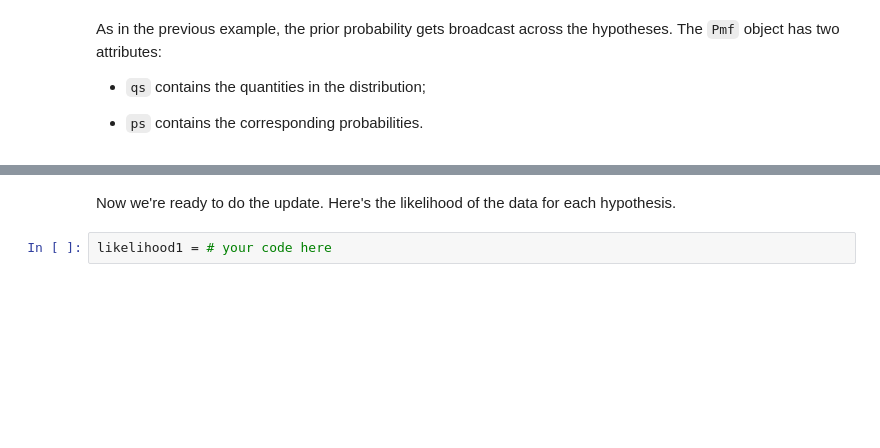
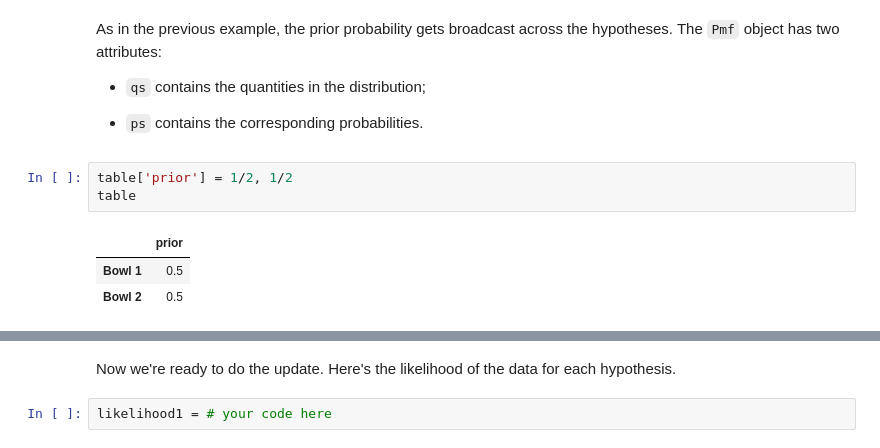
Before and after one commit to rogeranyor/BayesianInferenceUB25, a Jupyter notebook: notebooks/Session 2 - 02 Intro to Distributions.ipynb, the cells around one changed output, grey strips where cells are left out. Cells and saved outputs as stored; diff of their text form; blank space fills up the shorter version.

```diff
--- a/notebooks/Session 2 - 02 Intro to Distributions.ipynb
+++ b/notebooks/Session 2 - 02 Intro to Distributions.ipynb
@@ -407,6 +411,13 @@ The `Pmf` object has two attributes:
 * `qs` contains the quantities in the distribution;
 
 * `ps` contains the corresponding probabilities.
+# %%
+table['prior'] = 1/2, 1/2
+table
+# %% [output]
+|  | prior |
+| Bowl 1 | 0.5 |
+| Bowl 2 | 0.5 |
 # %%
 prior.qs
 # %% [output]
```
Also changed, not shown: parts of 10 cells of this notebook, 1 other file.
